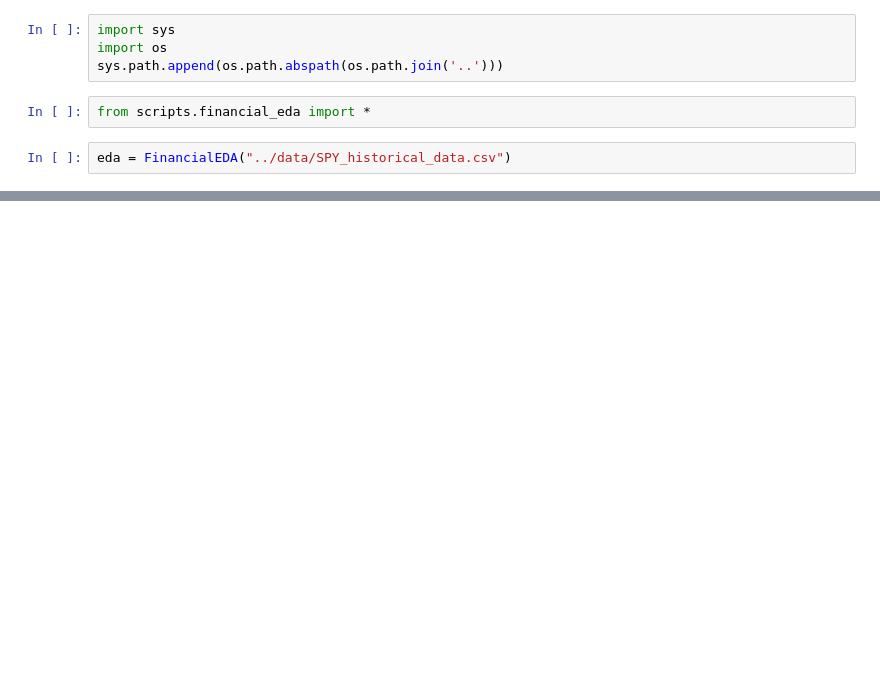
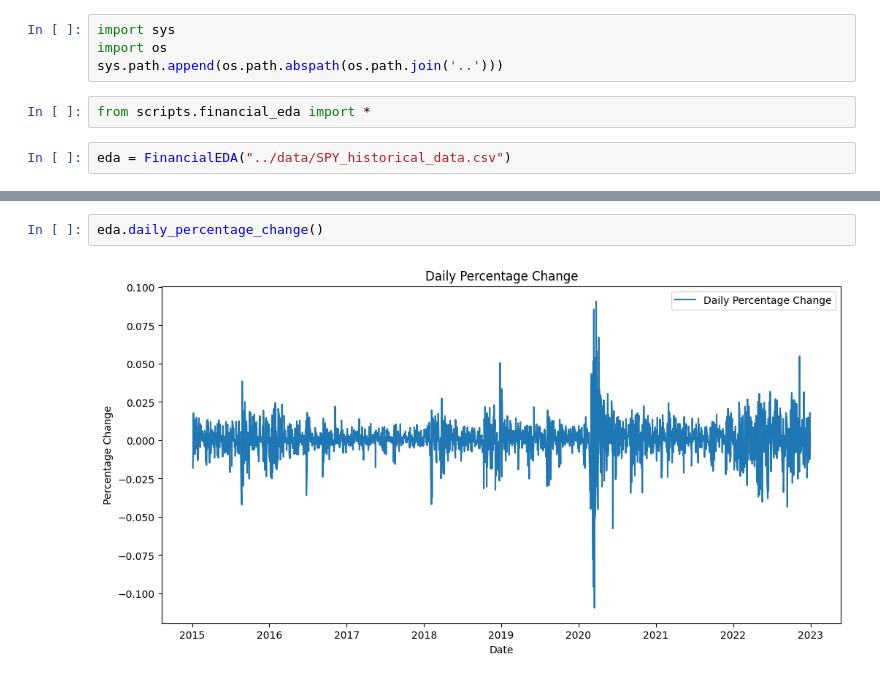
Before and after one commit to Endekalu777/Forecasting-Portfolio-Strategies, a Jupyter notebook: notebooks/SPY_financial_eda.ipynb, the cells around one changed output, grey strips where cells are left out. Cells and saved outputs as stored; diff of their text form; blank space fills up the shorter version.

```diff
--- a/notebooks/SPY_financial_eda.ipynb
+++ b/notebooks/SPY_financial_eda.ipynb
@@ -12,0 +13,4 @@ eda.plot_closing_prices("SPY")
+# %%
+eda.daily_percentage_change()
+# %% [output]
+[figure, added]
```
Also changed, not shown: parts of 1 cell of this notebook, 3 other files.
